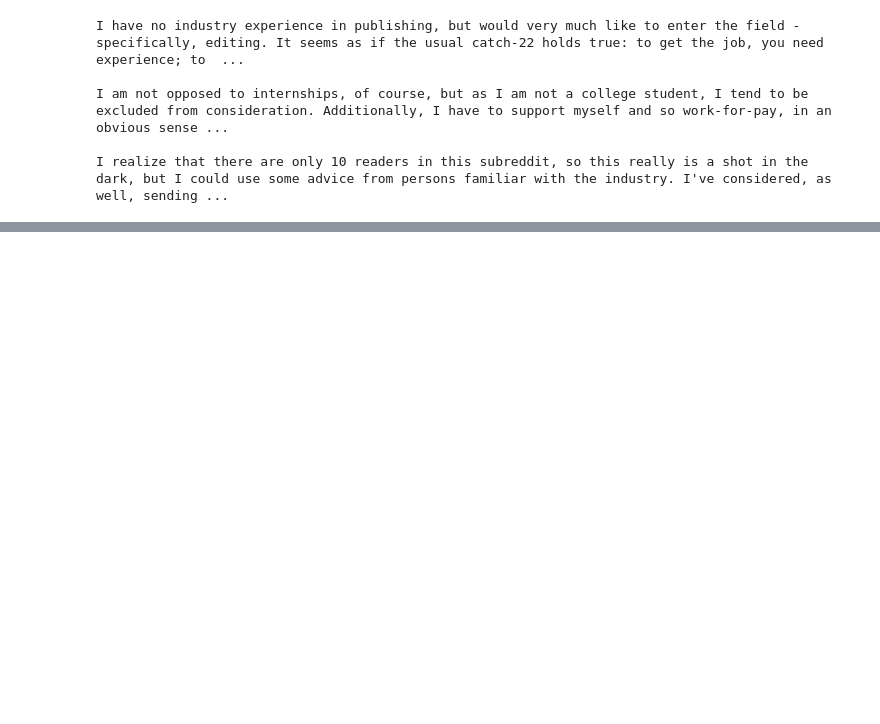
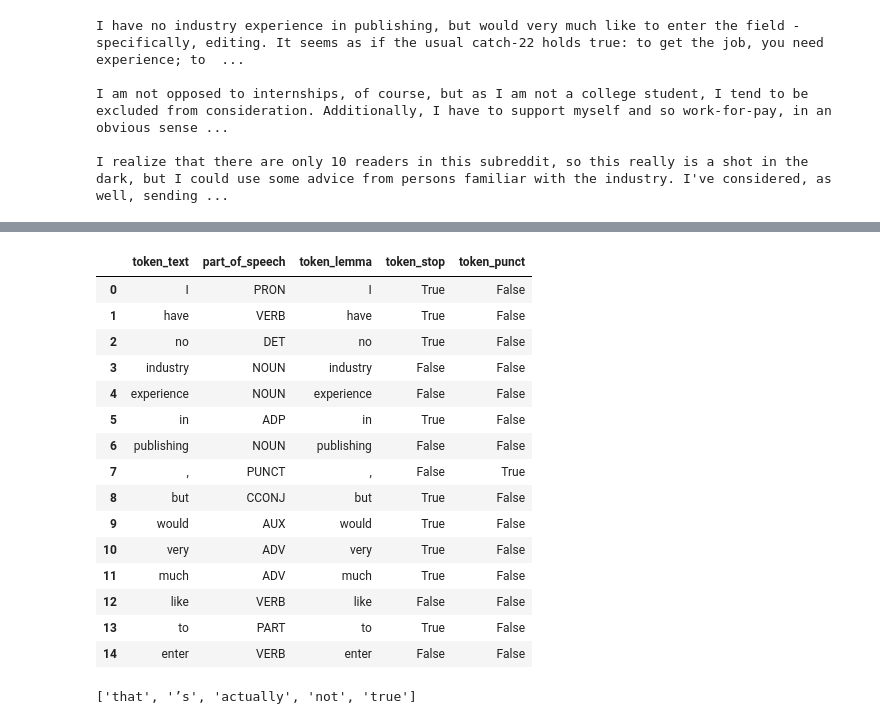
Before and after one commit to meiqingli/dssj_summer2022, a Jupyter notebook: dssj_publishing.ipynb, the cells around one changed output, grey strips where cells are left out. Cells and saved outputs as stored; diff of their text form; code cells hidden in the pictures; blank space fills up the shorter version.

```diff
--- a/dssj_publishing.ipynb
+++ b/dssj_publishing.ipynb
@@ -203,0 +228,47 @@ I realize that there are only 10 readers in this subreddit, so this really is a
+# %%
+# Extract the first 15 items for the following properties of the parsed post
+
+# The token text
+token_text = [token.orth_ for token in parsed_post][:15]
+# Part of speech
+token_pos = [token.pos_ for token in parsed_post][:15]
+# Lemma (or 'dictionary form')
+token_lemma = [token.lemma_ for token in parsed_post][:15]
+# Stop word? t/f
+token_stop = [token.is_stop for token in parsed_post][:15]
+# Puncutation? t/f
+token_punct = [token.is_punct for token in parsed_post][:15]
+
+# Make a dataframe with these items
+pd.DataFrame(zip(token_text, token_pos, token_lemma, token_stop, token_punct),
+             columns=['token_text', 'part_of_speech', 'token_lemma', 'token_stop', 'token_punct'])
+# %% [output]
+|  | token_text | part_of_speech | token_lemma | token_stop | token_punct |
+| 0 | I | PRON | I | True | False |
+| 1 | have | VERB | have | True | False |
+| 2 | no | DET | no | True | False |
+| 3 | industry | NOUN | industry | False | False |
+| 4 | experience | NOUN | experience | False | False |
+| 5 | in | ADP | in | True | False |
+| 6 | publishing | NOUN | publishing | False | False |
+| 7 | , | PUNCT | , | False | True |
+| 8 | but | CCONJ | but | True | False |
+| 9 | would | AUX | would | True | False |
+| 10 | very | ADV | very | True | False |
+| 11 | much | ADV | much | True | False |
+| 12 | like | VERB | like | False | False |
+| 13 | to | PART | to | True | False |
+| 14 | enter | VERB | enter | False | False |
+# %%
+# preprocess the example sentence
+test = nlp("That’s actually not true")
+tokens = []
+# For each token in the processed object
+for token in test:
+    # Check if the token is punctuation
+    if not token.is_punct:
+        # Append the lower-case lemma to the list
+        tokens.append(token.lemma_.lower())
+print(tokens)
+# %% [output]
+['that', '’s', 'actually', 'not', 'true']
```
Also changed, not shown: parts of 11 cells of this notebook.
